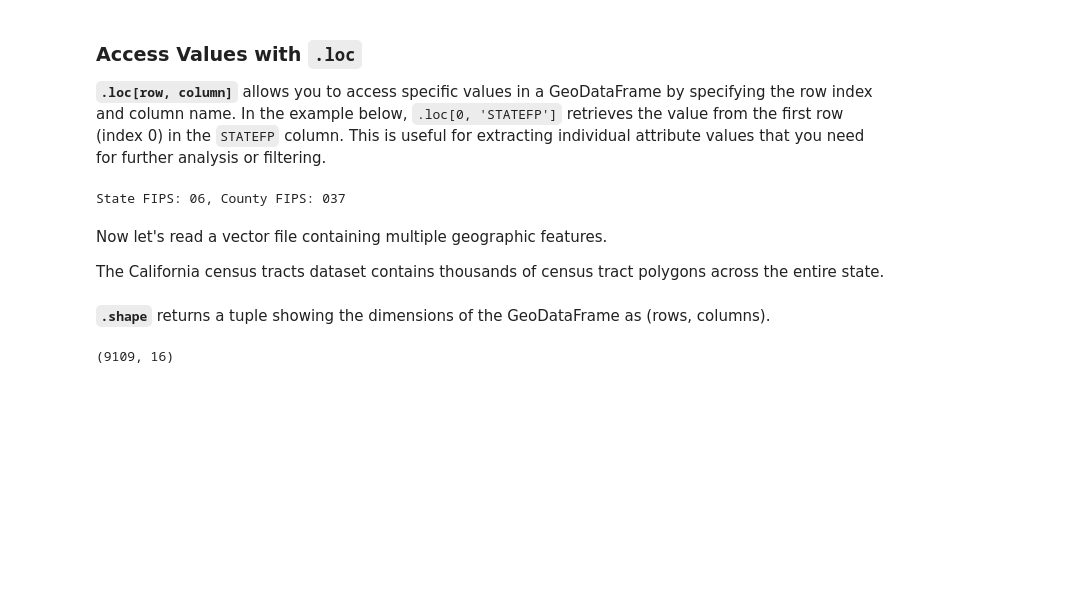
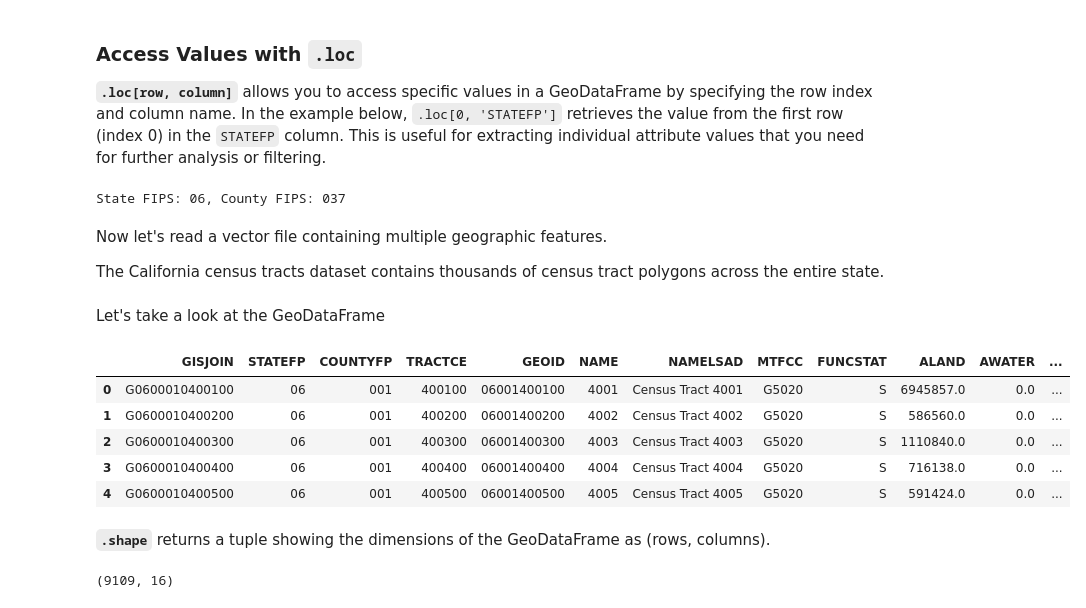
Before and after one commit to jingxuehan0707/ccgt-workshop-opensr-gis, a Jupyter notebook: open-source-gis-with-python.ipynb, the cells around one changed output. Saved outputs shown, nothing was run; the diff lists cells and outputs as text; code cells hidden in the pictures; blank space fills up the shorter version.

```diff
--- a/open-source-gis-with-python.ipynb
+++ b/open-source-gis-with-python.ipynb
@@ -111,6 +111,18 @@ The California census tracts dataset contains thousands of census tract polygons
 # %%
 # Read California Census Tracts Shapefile
 ca_census_tracts_gdf = gpd.read_file(ca_census_tracts)
+# %% [markdown]
+Let's take a look at the GeoDataFrame
+# %%
+# Display the first few rows of the GeoDataFrame
+ca_census_tracts_gdf.head()
+# %% [output]
+|  | GISJOIN | STATEFP | COUNTYFP | TRACTCE | GEOID | NAME | NAMELSAD | MTFCC | FUNCSTAT | ALAND | AWATER | ... |
+| 0 | G0600010400100 | 06 | 001 | 400100 | 06001400100 | 4001 | Census Tract 4001 | G5020 | S | 6945857.0 | 0.0 | ... |
+| 1 | G0600010400200 | 06 | 001 | 400200 | 06001400200 | 4002 | Census Tract 4002 | G5020 | S | 586560.0 | 0.0 | ... |
+| 2 | G0600010400300 | 06 | 001 | 400300 | 06001400300 | 4003 | Census Tract 4003 | G5020 | S | 1110840.0 | 0.0 | ... |
+| 3 | G0600010400400 | 06 | 001 | 400400 | 06001400400 | 4004 | Census Tract 4004 | G5020 | S | 716138.0 | 0.0 | ... |
+| 4 | G0600010400500 | 06 | 001 | 400500 | 06001400500 | 4005 | Census Tract 4005 | G5020 | S | 591424.0 | 0.0 | ... |
 # %% [markdown]
 **`.shape`** returns a tuple showing the dimensions of the GeoDataFrame as (rows, columns).
 # %%
```
Also changed, not shown: parts of 15 cells of this notebook.
